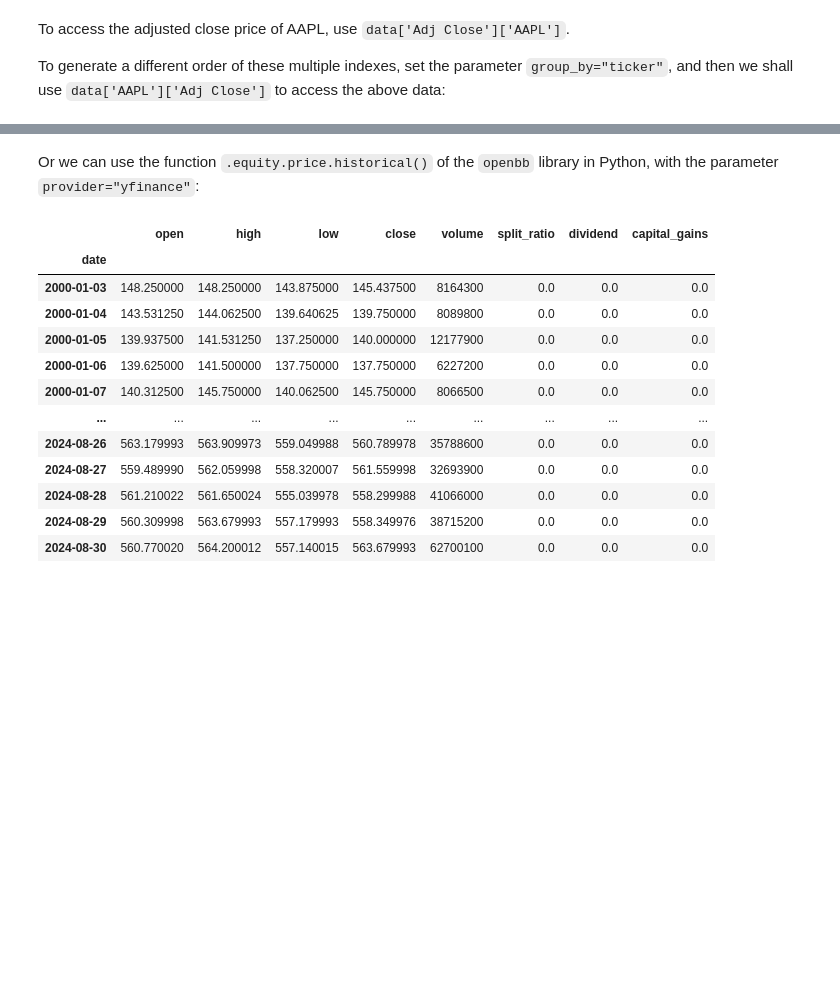
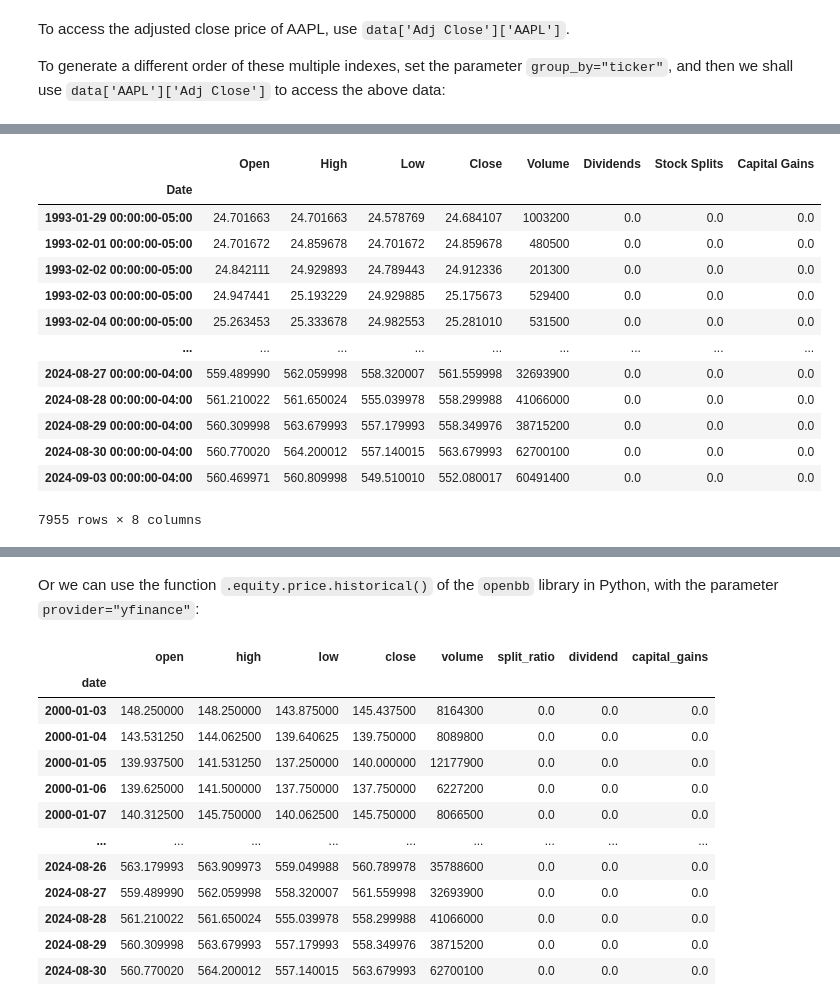
Before and after one commit to SteveXFLiu/nQuant, a Jupyter notebook: 01ObtainingData.ipynb, the cells around one changed output, grey strips where cells are left out. Cells and saved outputs as stored; diff of their text form; code cells hidden in the pictures; blank space fills up the shorter version.

```diff
--- a/01ObtainingData.ipynb
+++ b/01ObtainingData.ipynb
@@ -108,0 +138,25 @@ data
+# %%
+spy.history(
+    period="max",
+    # start="2000-01-01",
+    # end="2024-08-31",
+    # interval="1d",
+    # prepost=False
+    # auto_adjust=True,
+    # actions=True
+)
+# %% [output]
+|  | Open | High | Low | Close | Volume | Dividends | Stock Splits | Capital Gains |
+| Date |  |  |  |  |  |  |  |  |
+| 1993-01-29 00:00:00-05:00 | 24.701663 | 24.701663 | 24.578769 | 24.684107 | 1003200 | 0.0 | 0.0 | 0.0 |
+| 1993-02-01 00:00:00-05:00 | 24.701672 | 24.859678 | 24.701672 | 24.859678 | 480500 | 0.0 | 0.0 | 0.0 |
+| 1993-02-02 00:00:00-05:00 | 24.842111 | 24.929893 | 24.789443 | 24.912336 | 201300 | 0.0 | 0.0 | 0.0 |
+| 1993-02-03 00:00:00-05:00 | 24.947441 | 25.193229 | 24.929885 | 25.175673 | 529400 | 0.0 | 0.0 | 0.0 |
+| 1993-02-04 00:00:00-05:00 | 25.263453 | 25.333678 | 24.982553 | 25.281010 | 531500 | 0.0 | 0.0 | 0.0 |
+| ... | ... | ... | ... | ... | ... | ... | ... | ... |
+| 2024-08-27 00:00:00-04:00 | 559.489990 | 562.059998 | 558.320007 | 561.559998 | 32693900 | 0.0 | 0.0 | 0.0 |
+| 2024-08-28 00:00:00-04:00 | 561.210022 | 561.650024 | 555.039978 | 558.299988 | 41066000 | 0.0 | 0.0 | 0.0 |
+| 2024-08-29 00:00:00-04:00 | 560.309998 | 563.679993 | 557.179993 | 558.349976 | 38715200 | 0.0 | 0.0 | 0.0 |
+| 2024-08-30 00:00:00-04:00 | 560.770020 | 564.200012 | 557.140015 | 563.679993 | 62700100 | 0.0 | 0.0 | 0.0 |
+| 2024-09-03 00:00:00-04:00 | 560.469971 | 560.809998 | 549.510010 | 552.080017 | 60491400 | 0.0 | 0.0 | 0.0 |
+7955 rows × 8 columns
```
Also changed, not shown: parts of 20 cells of this notebook.
